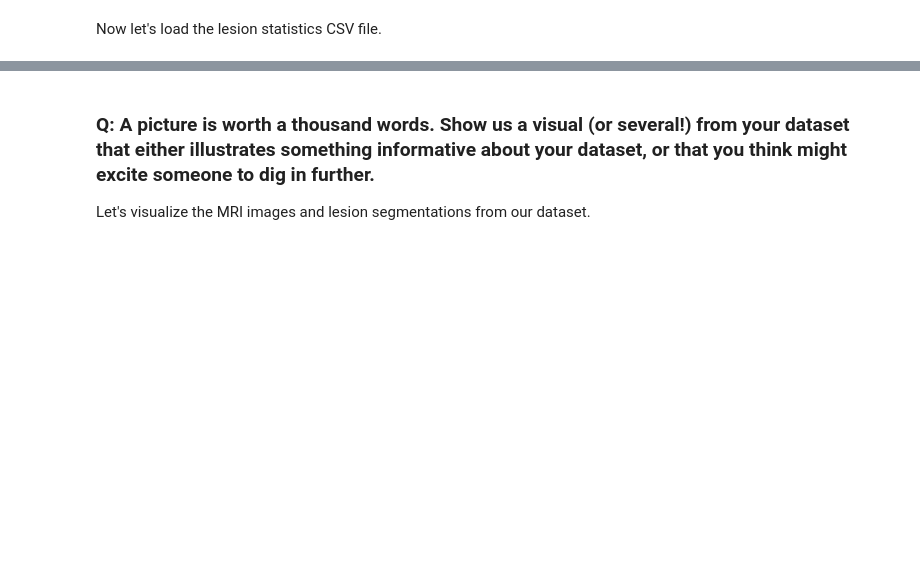
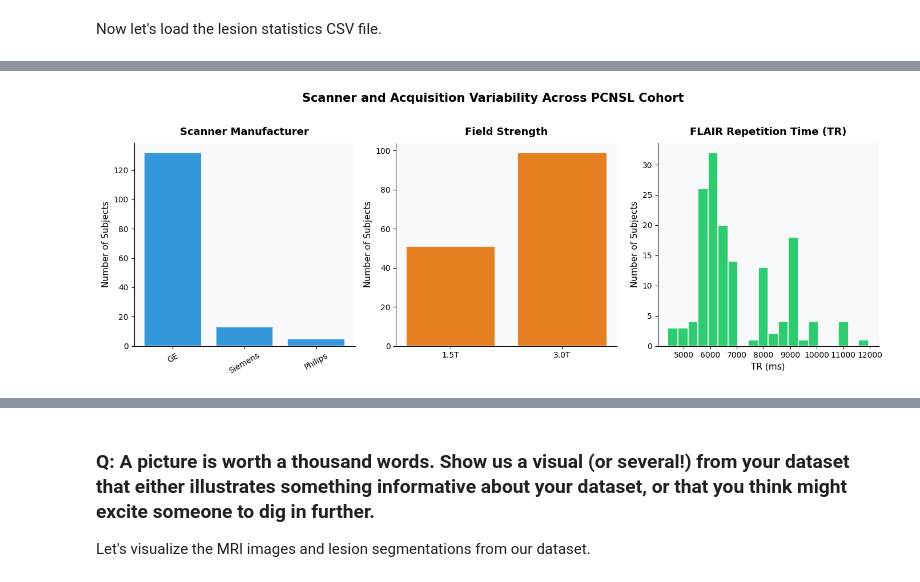
Before and after one commit to rauschecker-sugrue-labs/UCSF-PCNSL, a Jupyter notebook: get-to-know-a-dataset-pcnsl.ipynb, the cells around one changed output, grey strips where cells are left out. Cells and saved outputs as stored; diff of their text form; code cells hidden in the pictures; blank space fills up the shorter version.

```diff
--- a/get-to-know-a-dataset-pcnsl.ipynb
+++ b/get-to-know-a-dataset-pcnsl.ipynb
@@ -259,0 +290,19 @@ summary_stats
+# %%
+from pcnsl_data_loader import load_aws_dicom_headers
+
+# Aggregate DICOM headers across all subjects
+dicom_df = load_aws_dicom_headers()
+
+print(f"Loaded {len(dicom_df)} records across {dicom_df['subject'].nunique()} subjects")
+print(f"Sequences: {dicom_df['sequence'].value_counts().to_dict()}")
+
+flair_df = dicom_df[dicom_df["sequence"] == "FLAIR"]
+print(f"
+Manufacturer distribution (FLAIR):")
+print(flair_df["Manufacturer"].value_counts().to_string())
+print(f"
+Field strength distribution (FLAIR, T):")
+print(flair_df["MagneticFieldStrength"].value_counts().sort_index().to_string())
+print(f"
+Matrix distribution (FLAIR):")
+print(flair_df["Matrix"].value_counts().to_string())
@@ -259,0 +323,68 @@ summary_stats
+# %%
+# Visualize scanner and acquisition parameter variability across the cohort
+fig, axes = plt.subplots(1, 3, figsize=(14, 5), facecolor='white')
+
+flair_df = dicom_df[dicom_df["sequence"] == "FLAIR"].copy()
+
+# Panel 1: Manufacturer distribution
+mfr_counts = flair_df["Manufacturer"].value_counts()
+axes[0].bar(mfr_counts.index, mfr_counts.values, color='#3498db', edgecolor='white', linewidth=1.2)
+axes[0].set_title('Scanner Manufacturer', fontsize=13, fontweight='bold', pad=10)
+axes[0].set_ylabel('Number of Subjects', fontsize=11)
+axes[0].tick_params(axis='x', rotation=30)
+axes[0].set_facecolor('#f8f9fa')
+axes[0].spines['top'].set_visible(False)
+axes[0].spines['right'].set_visible(False)
+
+# Panel 2: Field strength distribution
+fs_counts = flair_df["MagneticFieldStrength"].value_counts().sort_index()
+axes[1].bar([f"{v}T" for v in fs_counts.index], fs_counts.values,
+            color='#e67e22', edgecolor='white', linewidth=1.2)
+axes[1].set_title('Field Strength', fontsize=13, fontweight='bold', pad=10)
+axes[1].set_ylabel('Number of Subjects', fontsize=11)
+axes[1].set_facecolor('#f8f9fa')
+axes[1].spines['top'].set_visible(False)
+axes[1].spines['right'].set_visible(False)
+
+# Panel 3: FLAIR TR distribution (ms, native DICOM units)
+tr_vals = pd.to_numeric(flair_df["RepetitionTime"], errors="coerce").dropna()
+axes[2].hist(tr_vals, bins=20, color='#2ecc71', edgecolor='white', linewidth=1.2)
+axes[2].set_title('FLAIR Repetition Time (TR)', fontsize=13, fontweight='bold', pad=10)
+axes[2].set_xlabel('TR (ms)', fontsize=11)
+axes[2].set_ylabel('Number of Subjects', fontsize=11)
+axes[2].set_facecolor('#f8f9fa')
+axes[2].spines['top'].set_visible(False)
+axes[2].spines['right'].set_visible(False)
+
+plt.suptitle('Scanner and Acquisition Variability Across PCNSL Cohort',
+             fontsize=15, fontweight='bold', y=1.02)
+plt.tight_layout()
+plt.show()
+
+# Summary table: key parameters by sequence
+print("
+Acquisition parameter summary (mean ± SD):")
+param_cols = {
+    "RepetitionTime":  "TR (ms)",
+    "EchoTime":        "TE (ms)",
+    "SliceThickness":  "Slice Thickness (mm)",
+    "FOV_row_mm":      "FOV row (mm)",
+    "FOV_col_mm":      "FOV col (mm)",
+    "NumSlices":       "Num Slices",
+}
+seq_order = ["FLAIR", "T1w", "ce-gadolinium_T1w", "DWI_ADC"]
+
+rows = []
+for seq in seq_order:
+    sub = dicom_df[dicom_df["sequence"] == seq]
+    row = {"Sequence": seq}
+    matrix_vals = sub["Matrix"].dropna() if "Matrix" in sub.columns else pd.Series(dtype=str)
+    row["Matrix"] = matrix_vals.mode().iloc[0] if len(matrix_vals) else "—"
+    for col, label in param_cols.items():
+        vals = pd.to_numeric(sub[col], errors="coerce").dropna() if col in sub.columns else pd.Series(dtype=float)
+        row[label] = f"{vals.mean():.1f} ± {vals.std():.1f}" if len(vals) else "—"
+    rows.append(row)
+
+pd.DataFrame(rows).set_index("Sequence")
+# %% [output]
+[figure, added]
```
Also changed, not shown: parts of 27 cells of this notebook, 3 other files.
